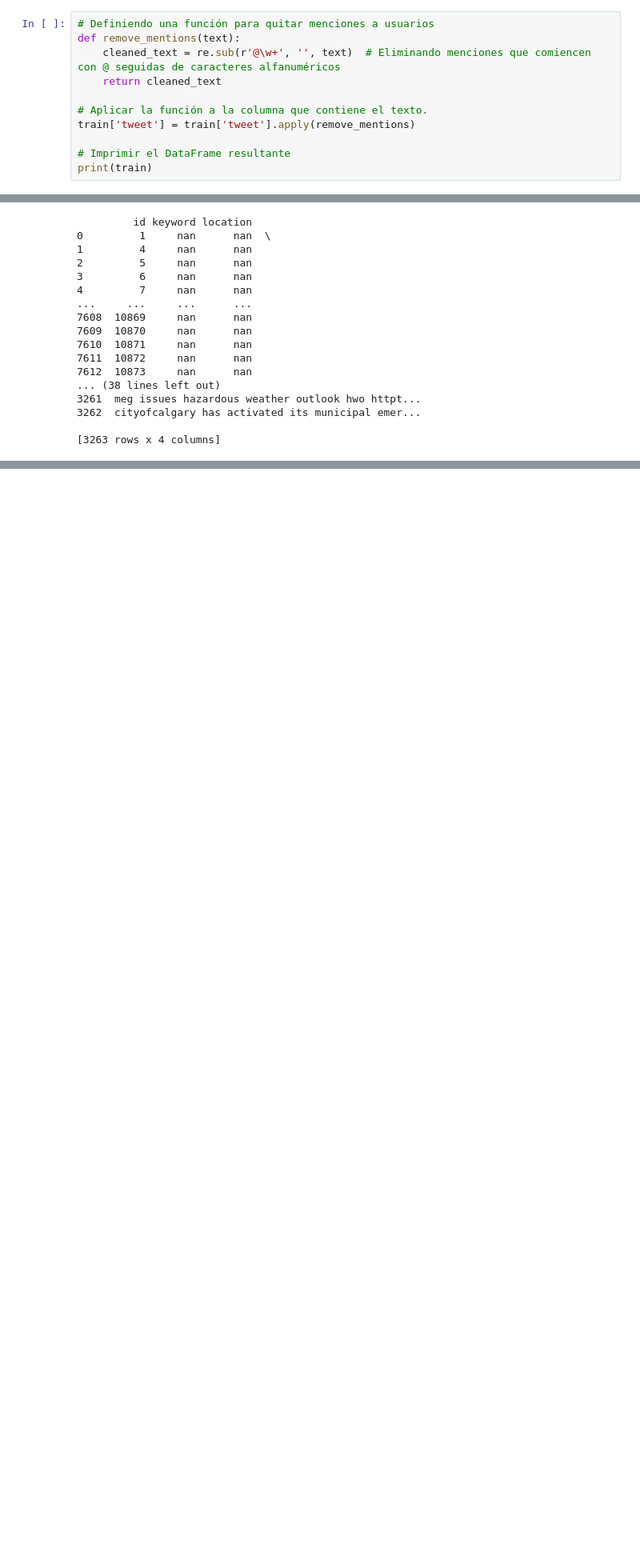
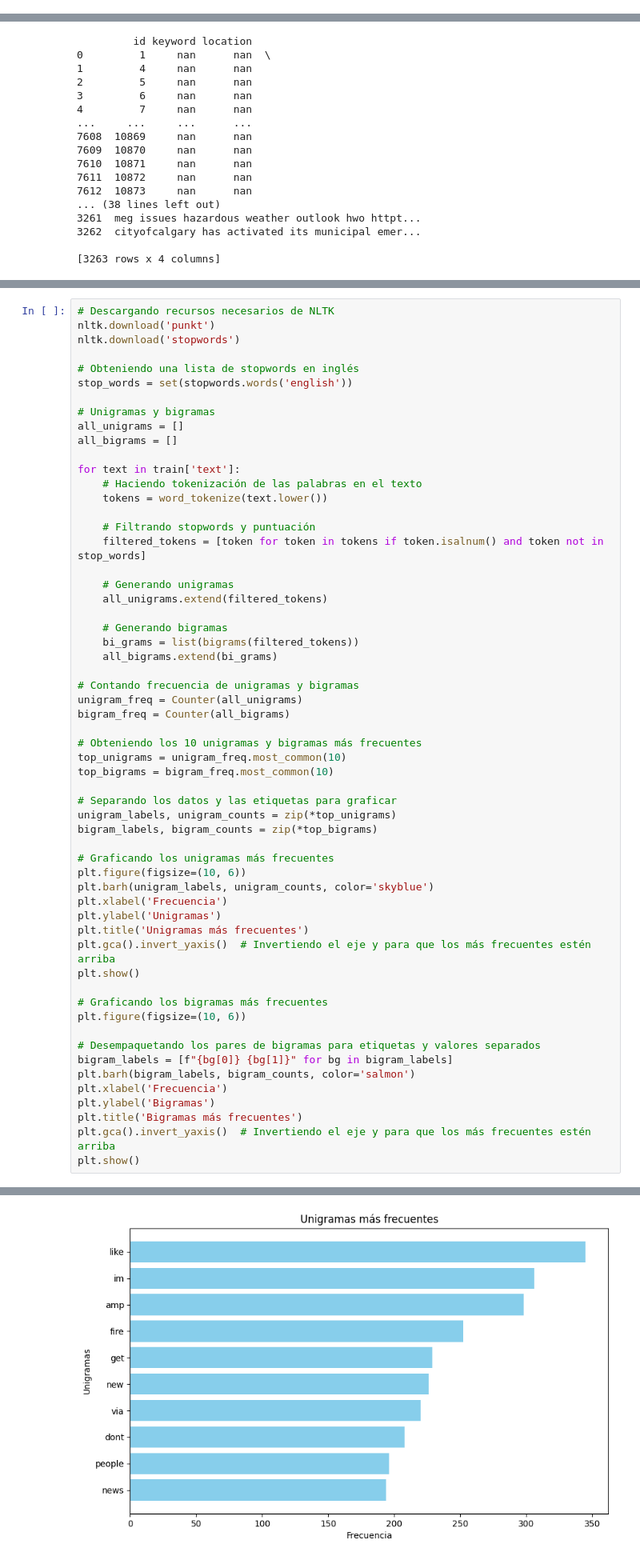
Before and after one commit to Javier19-cmd/Lab4-Data, a Jupyter notebook: Lab4.ipynb, the cells around one changed output, grey strips where cells are left out. Shown at 80% size. Saved outputs shown, nothing was run; the diff lists cells and outputs as text; blank space fills up the shorter version.

```diff
--- a/Lab4.ipynb
+++ b/Lab4.ipynb
@@ -117,14 +121,3 @@ print(train)
-# %%
-# Definiendo una función para quitar menciones a usuarios
-def remove_mentions(text):
-    cleaned_text = re.sub(r'@\w+', '', text)  # Eliminando menciones que comiencen con @ seguidas de caracteres alfanuméricos
-    return cleaned_text
-
-# Aplicar la función a la columna que contiene el texto.
-train['tweet'] = train['tweet'].apply(remove_mentions)
-
-# Imprimir el DataFrame resultante
-print(train)
 # %% [markdown]
 #### Quitando caracteres especiales.
 # %%
@@ -168,0 +242,59 @@ print(test)
+# %%
+# Descargando recursos necesarios de NLTK
+nltk.download('punkt')
+nltk.download('stopwords')
+
+# Obteniendo una lista de stopwords en inglés
+stop_words = set(stopwords.words('english'))
+
+# Unigramas y bigramas
+all_unigrams = []
+all_bigrams = []
+
+for text in train['text']:
+    # Haciendo tokenización de las palabras en el texto
+    tokens = word_tokenize(text.lower())
+
+    # Filtrando stopwords y puntuación
+    filtered_tokens = [token for token in tokens if token.isalnum() and token not in stop_words]
+
+    # Generando unigramas
+    all_unigrams.extend(filtered_tokens)
+
+    # Generando bigramas
+    bi_grams = list(bigrams(filtered_tokens))
+    all_bigrams.extend(bi_grams)
+
+# Contando frecuencia de unigramas y bigramas
+unigram_freq = Counter(all_unigrams)
+bigram_freq = Counter(all_bigrams)
+
+# Obteniendo los 10 unigramas y bigramas más frecuentes
+top_unigrams = unigram_freq.most_common(10)
+top_bigrams = bigram_freq.most_common(10)
+
+# Separando los datos y las etiquetas para graficar
+unigram_labels, unigram_counts = zip(*top_unigrams)
+bigram_labels, bigram_counts = zip(*top_bigrams)
+
+# Graficando los unigramas más frecuentes
+plt.figure(figsize=(10, 6))
+plt.barh(unigram_labels, unigram_counts, color='skyblue')
+plt.xlabel('Frecuencia')
+plt.ylabel('Unigramas')
+plt.title('Unigramas más frecuentes')
+plt.gca().invert_yaxis()  # Invertiendo el eje y para que los más frecuentes estén arriba
+plt.show()
+
+# Graficando los bigramas más frecuentes
+plt.figure(figsize=(10, 6))
+
+# Desempaquetando los pares de bigramas para etiquetas y valores separados
+bigram_labels = [f"{bg[0]} {bg[1]}" for bg in bigram_labels]
+plt.barh(bigram_labels, bigram_counts, color='salmon')
+plt.xlabel('Frecuencia')
+plt.ylabel('Bigramas')
+plt.title('Bigramas más frecuentes')
+plt.gca().invert_yaxis()  # Invertiendo el eje y para que los más frecuentes estén arriba
+plt.show()
+# %% [output]
@@ -168,0 +307 @@ print(test)
+[figure, added]
```
Also changed, not shown: parts of 11 cells of this notebook.
